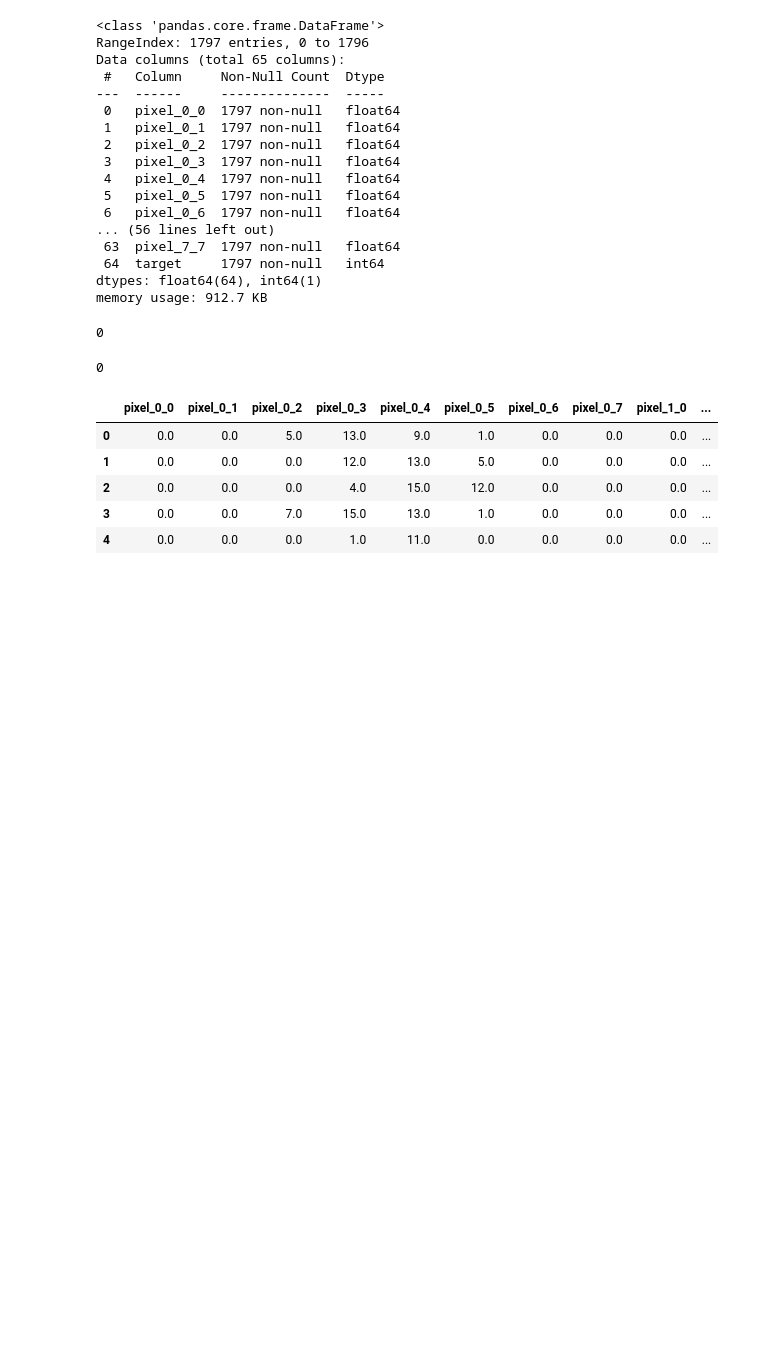
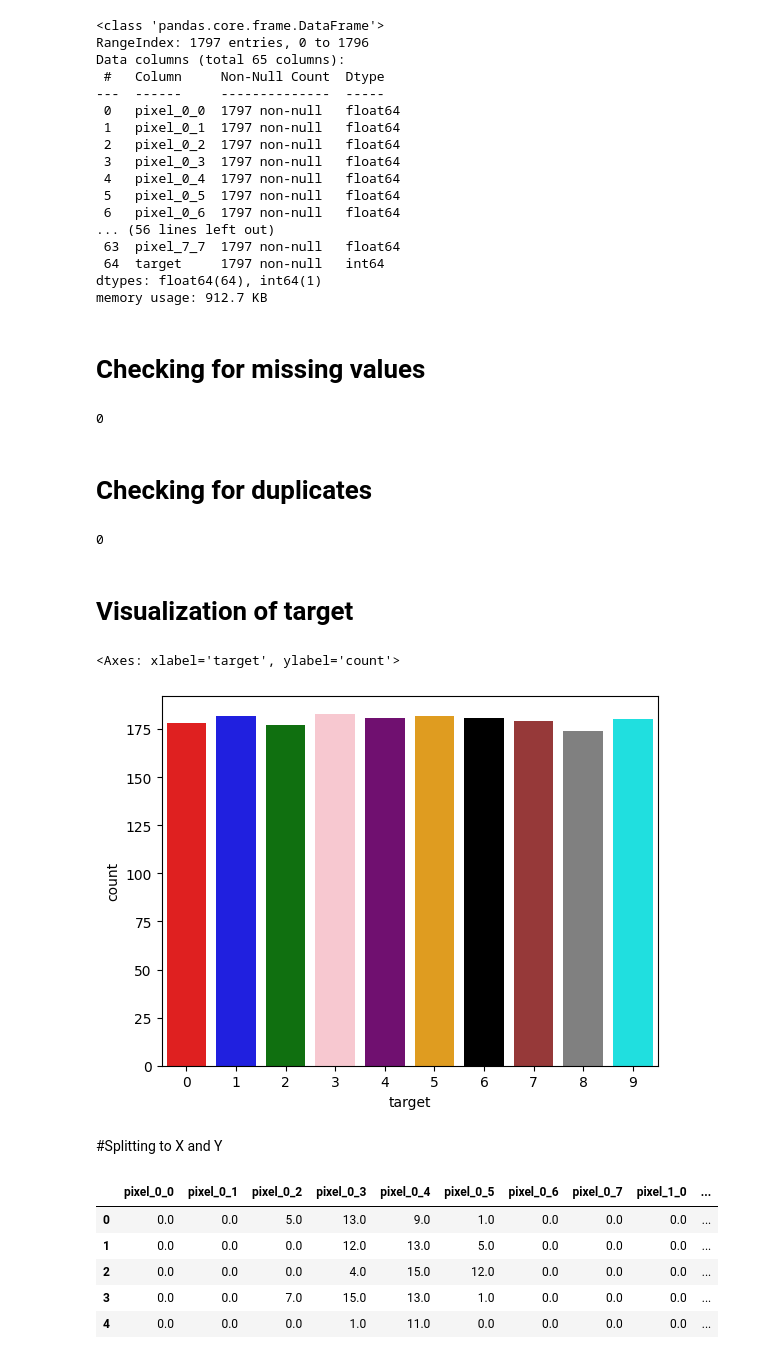
Before and after one commit to MariamHany4/Machine-Learning, a Jupyter notebook: Hand Written Digits/Digits.ipynb, the cells around one changed output. Saved outputs shown, nothing was run; the diff lists cells and outputs as text; code cells hidden in the pictures; blank space fills up the shorter version.

```diff
--- a/Hand Written Digits/Digits.ipynb
+++ b/Hand Written Digits/Digits.ipynb
@@ -52,14 +56,27 @@ Data columns (total 65 columns):
  64  target     1797 non-null   int64
 dtypes: float64(64), int64(1)
 memory usage: 912.7 KB
+# %% [markdown]
+# Checking for missing values
 # %%
 df.isnull().any().sum()
 # %% [output]
 0
+# %% [markdown]
+# Checking for duplicates
 # %%
 df.duplicated().any().sum()
 # %% [output]
 0
+# %% [markdown]
+# Visualization of target
+# %%
+sns.countplot(data=df,x='target',palette=['red','blue','green','pink','purple','orange','black','brown','gray','cyan'])
+# %% [output]
+<Axes: xlabel='target', ylabel='count'>
+[figure, added]
+# %% [markdown]
+#Splitting to X and Y
 # %%
 X=df.drop('target',axis='columns')
 X.head()
```
Also changed, not shown: parts of 13 cells of this notebook.
